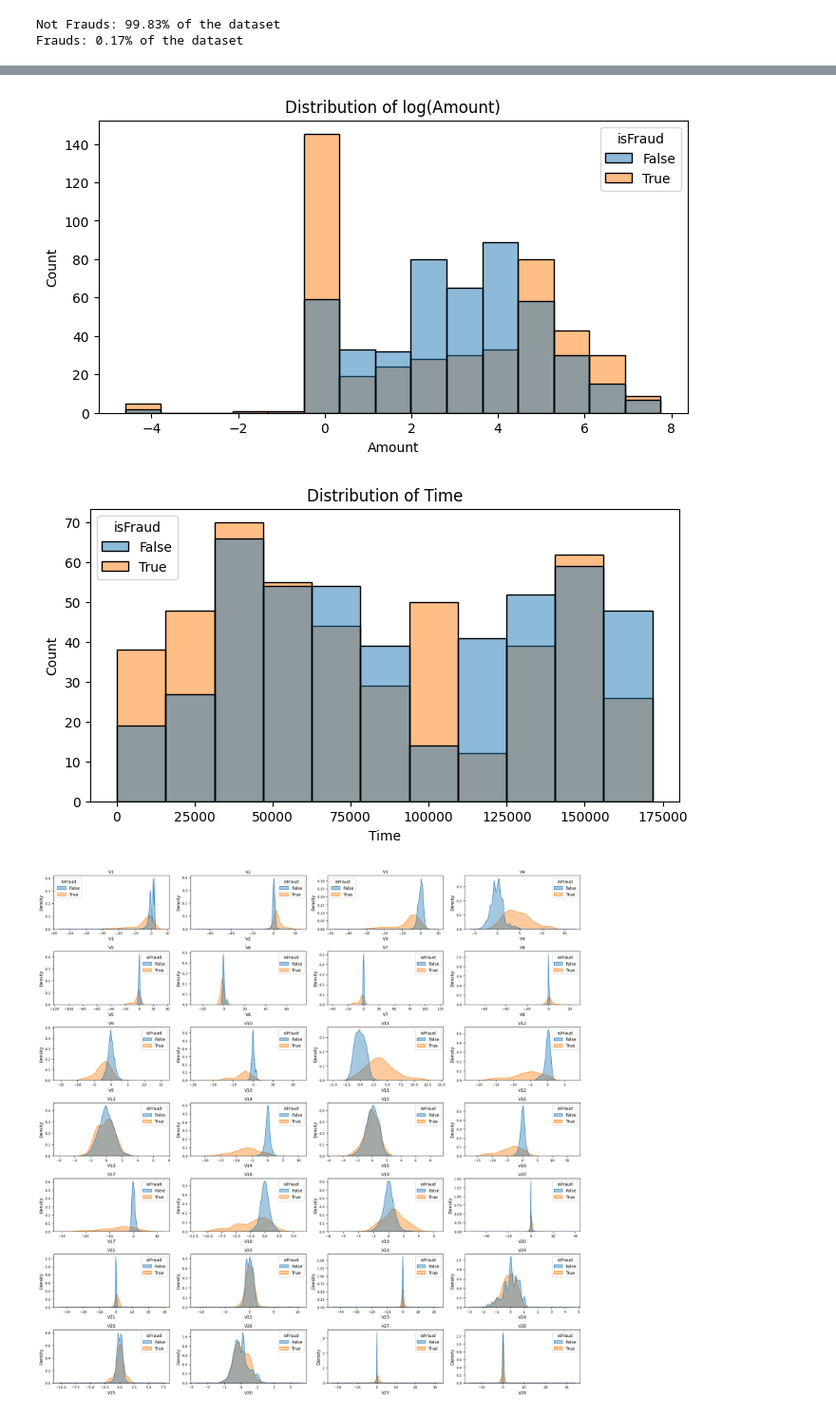
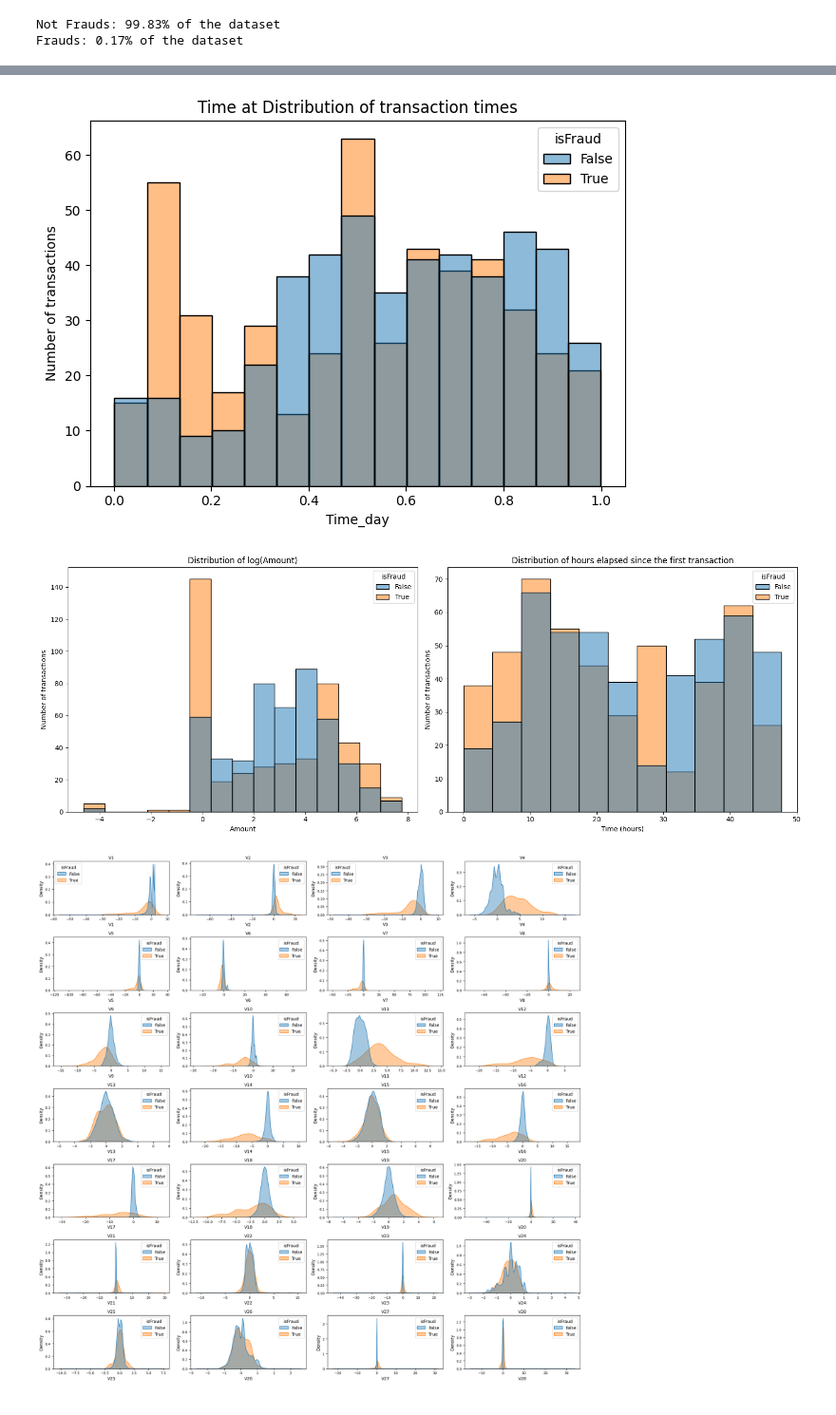
Before and after one commit to jdzuniga/fraud-detection, a Jupyter notebook: notebooks/exploration.ipynb, the cells around one changed output, grey strips where cells are left out. Shown at 95% size. Drawn from its saved outputs; the diff is of its cells as text; code cells hidden in the pictures.

```diff
--- a/notebooks/exploration.ipynb
+++ b/notebooks/exploration.ipynb
@@ -129,5 +126,7 @@ Index(['Time', 'V1', 'V2', 'V3', 'V4', 'V5', 'V6', 'V7', 'V8', 'V9', 'V10',
 Series([], dtype: int64)
 # %%
-v_features = [f"V{i}" for i in range(1, 29)]
-for v in v_features:
-    data[f"V15*{v}"] = data["V15"] * data[v]
+# v_features = [f"V{i}" for i in range(1, 29)]
+# for v in v_features:
+#     data[f"V15*{v}"] = data["V15"] * data[v]
+
+# data.columns
@@ -148,17 +134,13 @@ Index(['Time', 'V1', 'V2', 'V3', 'V4', 'V5', 'V6', 'V7', 'V8', 'V9', 'V10',
 from sklearn.utils import resample
 
 fraud = data[data['isFraud'] == 1]
-nonfraud = data[data['isFraud'] == 0]
+non_fraud = data[data['isFraud'] == 0]
 
-nonfraud_downsampled = resample(
-    nonfraud,
+non_fraud_downsampled = resample(
+    non_fraud,
     replace=False,
     n_samples=len(fraud),
     random_state=11
 )
 
-data_downsampled = pd.concat([fraud, nonfraud_downsampled])
-target_corr = data_downsampled.corr()["isFraud"]
-print(np.array(target_corr.values))
-high_corr = (target_corr.abs() > 0.90).sum()
-print(high_corr[high_corr > 1])
+data_downsampled = pd.concat([fraud, non_fraud_downsampled])
@@ -178,16 +147,28 @@ print(high_corr[high_corr > 1])
+# %%
+sns.histplot(data=data_downsampled, x="Time_day", hue="isFraud", bins=15)
+plt.title("Time at Distribution of transaction times")
+plt.ylabel("Number of transactions")
+
+plt.tight_layout()
+plt.show()
+# %% [output]
+[figure, added]
 # %%
-plt.figure(figsize=(8,4))
-sns.histplot(data=data_downsampled, x=np.log(data_downsampled["Amount"]), color="red", hue="isFraud")
-plt.title("Distribution of log(Amount)")
+fig, axes = plt.subplots(1, 2, figsize=(16, 6))
+
+sns.histplot(data=data_downsampled, x=np.log(data_downsampled["Amount"]), ax=axes[0], color="red", hue="isFraud")
+axes[0].set_title("Distribution of log(Amount)")
+axes[0].set_ylabel("Number of transactions")# plt.show()
+
+sns.histplot(data=data_downsampled, x=data_downsampled["Time"] / (60 ** 2), ax=axes[1],  color="red", hue="isFraud")
+axes[1].set_title("Distribution of hours elapsed since the first transaction")
+axes[1].set_ylabel("Number of transactions")
+axes[1].set_xlabel("Time (hours)")
+
+plt.tight_layout()
 plt.show()
-
-plt.figure(figsize=(8,4))
-sns.histplot(data=data_downsampled, x=data_downsampled["Time"], color="red", hue="isFraud")
-plt.title("Distribution of Time")
-plt.show()
 # %% [output]
-[figure, old version]
+[figure, new version]
-[figure, removed]
 # %%
 v_features = [f"V{i}" for i in range(1, 29)]
 n_cols = 4
```
Also changed, not shown: parts of 11 cells of this notebook, 1 other file.
